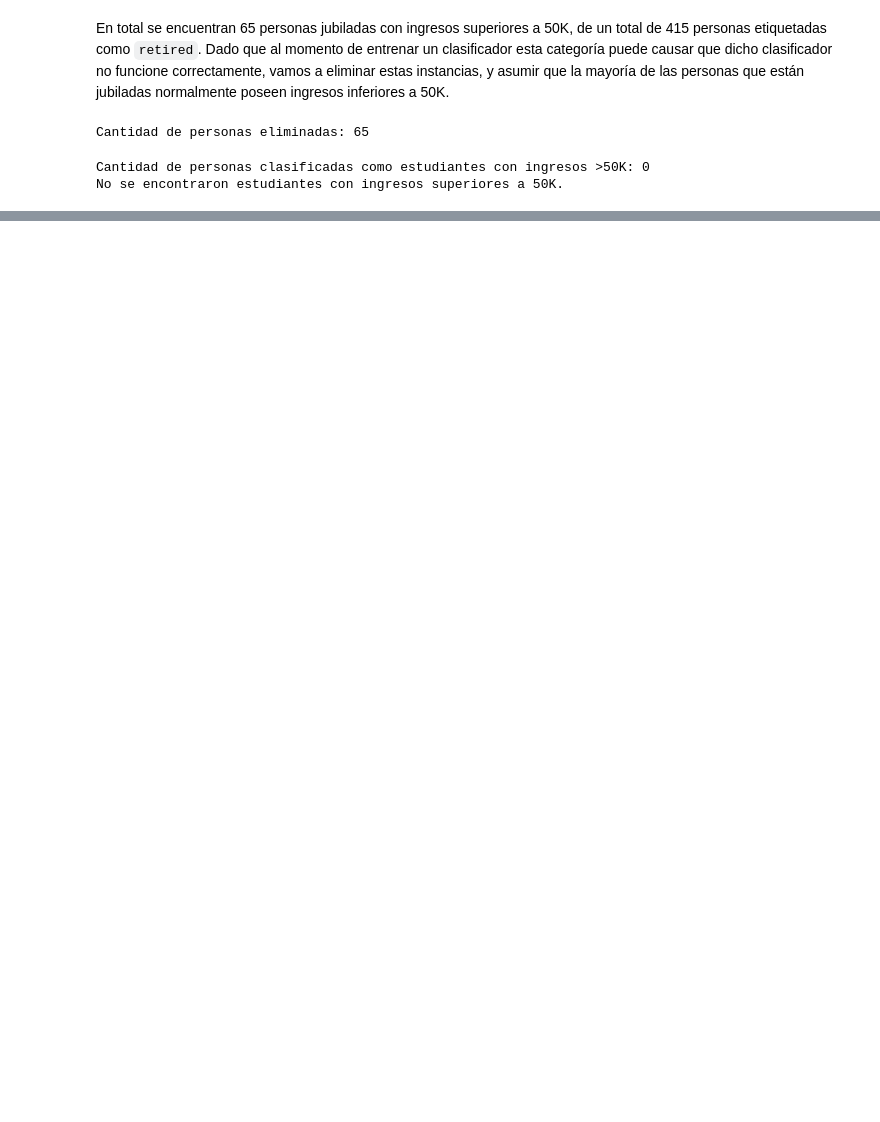
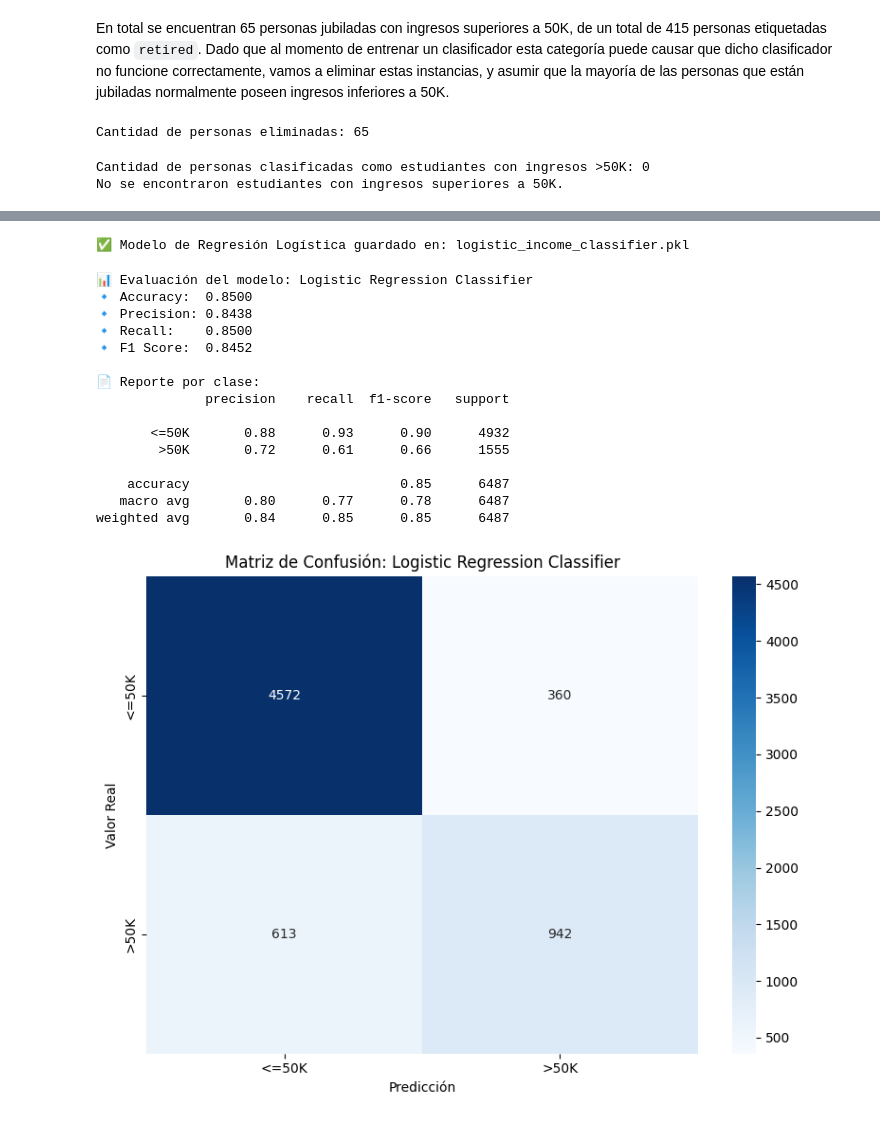
Before and after one commit to jquelas/adult_census_income, a Jupyter notebook: adult_census_income.ipynb, the cells around one changed output, grey strips where cells are left out. Drawn from its saved outputs; the diff is of its cells as text; code cells hidden in the pictures; blank space fills up the shorter version.

Commit message:
Addition of separation of dataset, and training and evaluation of multiple models.

```diff
--- a/adult_census_income.ipynb
+++ b/adult_census_income.ipynb
@@ -776,0 +940,51 @@ No se detectan estudiantes con ingresos tan altos, lo cual es consistente. La ma
+# %%
+from sklearn.linear_model import LogisticRegression
+import joblib
+
+# Construir el pipeline
+pipeline = Pipeline(steps=[
+    ('preprocessing', preprocessor),
+    ('classifier', LogisticRegression(
+        penalty='l2',
+        solver='liblinear',
+        max_iter=1000,
+        random_state=42
+    ))
+])
+
+# Entrenar el pipeline completo
+pipeline.fit(X_train, y_train)
+
+# Guardar el modelo entrenado
+output_model_path = "logistic_income_classifier.pkl"
+joblib.dump(pipeline, output_model_path)
+
+print(f"✅ Modelo de Regresión Logística guardado en: {output_model_path}")
+# %% [output]
+✅ Modelo de Regresión Logística guardado en: logistic_income_classifier.pkl
+# %%
+# Cargar el modelo desde el archivo
+lr_model = joblib.load("logistic_income_classifier.pkl")
+
+# Predecir valores usando el model
+y_pred_lr = lr_model.predict(X_test)
+
+# Evaluar modelo
+model_eval("Logistic Regression Classifier", y_test, y_pred_lr)
+# %% [output]
+📊 Evaluación del modelo: Logistic Regression Classifier
+🔹 Accuracy:  0.8500
+🔹 Precision: 0.8438
+🔹 Recall:    0.8500
+🔹 F1 Score:  0.8452
+
+📄 Reporte por clase:
+              precision    recall  f1-score   support
+
+       <=50K       0.88      0.93      0.90      4932
+        >50K       0.72      0.61      0.66      1555
+
+    accuracy                           0.85      6487
+   macro avg       0.80      0.77      0.78      6487
+weighted avg       0.84      0.85      0.85      6487
+[figure, added]
```
Also changed, not shown: parts of 34 cells of this notebook, 6 other files.
